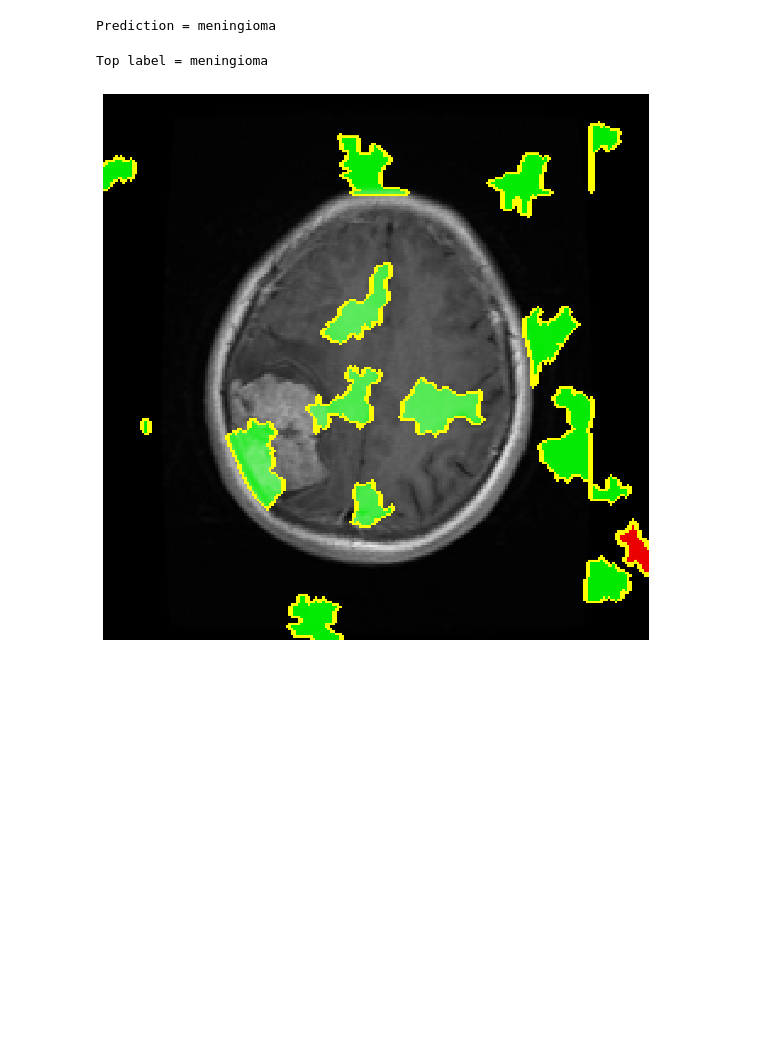
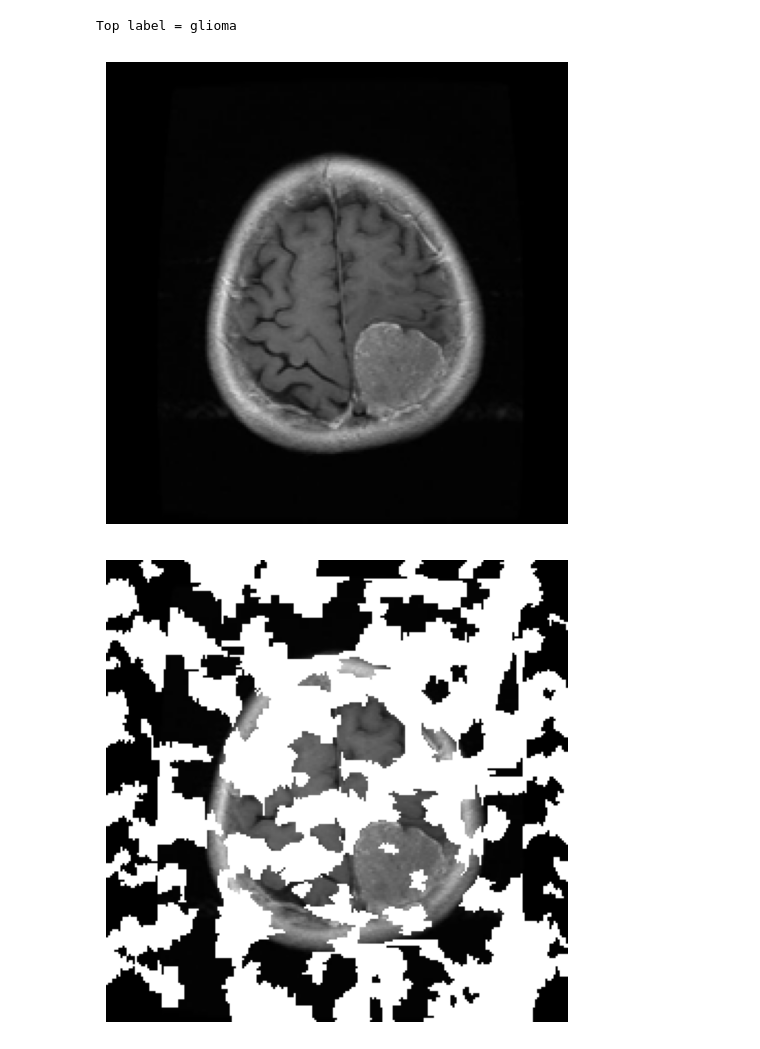
Before and after one commit to M4yfl0w3r/flower-eng-thesis, a Jupyter notebook: src/lime_research.ipynb, the cells around one changed output. Saved outputs shown, nothing was run; the diff lists cells and outputs as text; code cells hidden in the pictures; blank space fills up the shorter version.

```diff
--- a/src/lime_research.ipynb
+++ b/src/lime_research.ipynb
@@ -75,31 +91,30 @@ def get_model_prediction(model, image) -> int:
   return torch.argmax(output[0]).item()
 # %%
 class Params:
-  kernel_size = 2
+  kernel_size = 1.2
   max_dist = 200
   ratio = 0.2
-  num_samples = 200
-  num_features = 30
+  num_samples = 100
+  num_features = 1
   positive_only = False
 
 params = Params()
 # %%
 def explain_with_lime(model, image_path: str, image_class: int, params: Params):
-  image = Image.open(image_path)
-  image = image.convert('RGB')
-  image = image.resize((224, 224))
-  print(f'Prediction = {classes[get_model_prediction(model, image)]}')
-  image = np.array(image)
+  image = np.array(Image.open(image_path).convert('RGB').resize((224, 224)))
 
   def batch_predict(images: np.ndarray) -> np.ndarray:
-    model.eval()
     batch = torch.stack(tuple(preprocess_transform(i) for i in images), dim = 0)
+
+    pl.figure(figsize = (6, 6))
+    pl.imshow(images[0])
+    pl.axis('off')
 
     batch  = batch.to(device)
     logits = model(batch)
-    probs  = F.softmax(logits, dim = 1)
+    probabilities = F.softmax(logits, dim = 1)
 
-    return probs.detach().cpu().numpy()
+    return probabilities.detach().numpy()
 
   segmenter = SegmentationAlgorithm('quickshift',
                                     kernel_size = params.kernel_size,
@@ -107,9 +122,11 @@ def explain_with_lime(model, image_path: str, image_class: int, params: Params):
                                     ratio = params.ratio)
 
   explainer = lime_image.LimeImageExplainer()
-  explanation = explainer.explain_instance(image = image,
+
+  explanation = explainer.explain_instance(image,
                                            classifier_fn = batch_predict,
-                                           segmentation_fn = segmenter,
+                                           hide_color = [255, 255, 255],
+                                           segmentation_fn=segmenter,
                                            num_samples = params.num_samples)
 
   print(f'Top label = {classes[explanation.top_labels[0]]}')
@@ -118,14 +135,18 @@ def explain_with_lime(model, image_path: str, image_class: int, params: Params):
                                               positive_only = params.positive_only,
                                               num_features = params.num_features)
 
-  marked_image = mark_boundaries(temp / 255.0, mask)
+  pl.figure(figsize = (10, 10))
+  pl.imshow(temp)
+  pl.axis('off')
 
-  pl.figure(figsize = (10, 10))
-  pl.imshow(marked_image)
-  pl.axis('off')
+  # marked_image = mark_boundaries(temp / 255.0, mask)
+
+  # pl.figure(figsize = (10, 10))
+  # pl.imshow(marked_image)
+  # pl.axis('off')
 # %%
-explain_with_lime(vgg, 'meningioma.jpg', 1, params)
+explain_with_lime(vgg, '../assets/test_meningioma.jpg', 1, params)
 # %% [output]
-Prediction = meningioma
+Top label = glioma
-Top label = meningioma
-[figure, old version]
+[figure, new version]
+[figure, added]
```
Also changed, not shown: parts of 2 cells of this notebook, 4 other files.
